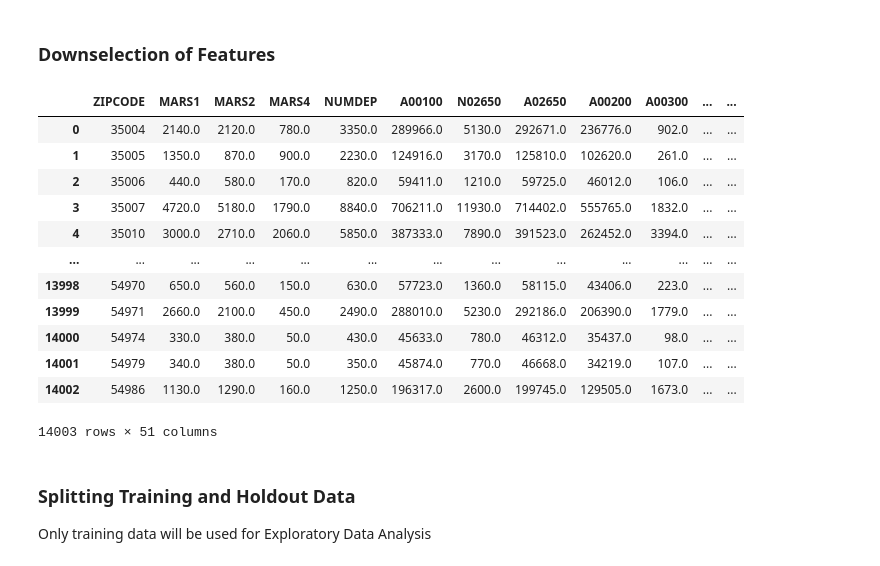
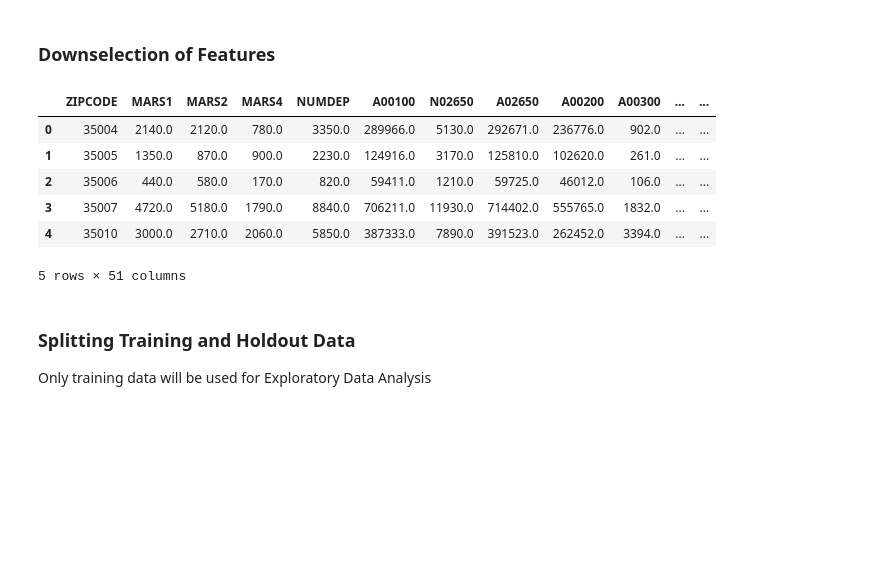
Before and after one commit to kdevoe/aai-500-final-group-4, a Jupyter notebook: StatsFinalProject.ipynb, the cells around one changed output. Cells and saved outputs as stored; diff of their text form; code cells hidden in the pictures; blank space fills up the shorter version.

```diff
--- a/StatsFinalProject.ipynb
+++ b/StatsFinalProject.ipynb
@@ -44,38 +29,31 @@ market_health_df = pd.DataFrame(market_health_csv)
 # %% [markdown]
 ### Downselection of Features
 # %%
-# Columns used for both sets
+# Columns used for both data sets
 market_health_cols = ['RegionName','MarketHealthIndex','SellForGain','ForeclosureRatio','NegativeEquity','Delinquency',
                       'DaysOnMarket','ZHVI']
 
 zip_tax_cols = ['ZIPCODE','MARS1','MARS2','MARS4','NUMDEP','A00100','N02650', 'A02650','A00200','A00300', 'A00900',
                 'A01000','A01700','SCHF','A02300','A02500','N26270','N03220','A03300','N03150','N03210','N03230',
                 'A17000','A18425','A18500','A19300','N19570','A19700','A20950','N04800','A04800','A07300','N07180',
                 'A07180','N07220','A07220','N09400','A09400','A10600','N11070','A11070','N06500','A06500','A85300']
 
 # filtered and merged together raw data sets
 tax_zip_df = raw_tax_df.filter(zip_tax_cols)
 mh_df = market_health_df.filter(market_health_cols, axis=1)
 merged_df = pd.merge(tax_zip_df, mh_df, left_on="ZIPCODE", right_on="RegionName")
-# meaned out rows with same zip code and dropped the duplicate RegionName / zip field
-# grouped_df = merged_df.groupby('zipcode').mean().reset_index()
 grouped_df = merged_df.drop(columns=['RegionName'])
-# most simpliest data frame
-display(grouped_df)
+
+# most simpliest data frame with zipcode as the key and all other columns as features
+display(grouped_df.head())
 # %% [output]
 |  | ZIPCODE | MARS1 | MARS2 | MARS4 | NUMDEP | A00100 | N02650 | A02650 | A00200 | A00300 | ... | ... |
 | 0 | 35004 | 2140.0 | 2120.0 | 780.0 | 3350.0 | 289966.0 | 5130.0 | 292671.0 | 236776.0 | 902.0 | ... | ... |
 | 1 | 35005 | 1350.0 | 870.0 | 900.0 | 2230.0 | 124916.0 | 3170.0 | 125810.0 | 102620.0 | 261.0 | ... | ... |
 | 2 | 35006 | 440.0 | 580.0 | 170.0 | 820.0 | 59411.0 | 1210.0 | 59725.0 | 46012.0 | 106.0 | ... | ... |
 | 3 | 35007 | 4720.0 | 5180.0 | 1790.0 | 8840.0 | 706211.0 | 11930.0 | 714402.0 | 555765.0 | 1832.0 | ... | ... |
 | 4 | 35010 | 3000.0 | 2710.0 | 2060.0 | 5850.0 | 387333.0 | 7890.0 | 391523.0 | 262452.0 | 3394.0 | ... | ... |
-| ... | ... | ... | ... | ... | ... | ... | ... | ... | ... | ... | ... | ... |
-| 13998 | 54970 | 650.0 | 560.0 | 150.0 | 630.0 | 57723.0 | 1360.0 | 58115.0 | 43406.0 | 223.0 | ... | ... |
-| 13999 | 54971 | 2660.0 | 2100.0 | 450.0 | 2490.0 | 288010.0 | 5230.0 | 292186.0 | 206390.0 | 1779.0 | ... | ... |
-| 14000 | 54974 | 330.0 | 380.0 | 50.0 | 430.0 | 45633.0 | 780.0 | 46312.0 | 35437.0 | 98.0 | ... | ... |
-| 14001 | 54979 | 340.0 | 380.0 | 50.0 | 350.0 | 45874.0 | 770.0 | 46668.0 | 34219.0 | 107.0 | ... | ... |
-| 14002 | 54986 | 1130.0 | 1290.0 | 160.0 | 1250.0 | 196317.0 | 2600.0 | 199745.0 | 129505.0 | 1673.0 | ... | ... |
-14003 rows × 51 columns
+5 rows × 51 columns
 # %% [markdown]
 ### Splitting Training and Holdout Data
 
```
Also changed, not shown: parts of 11 cells of this notebook, 1 other file.
